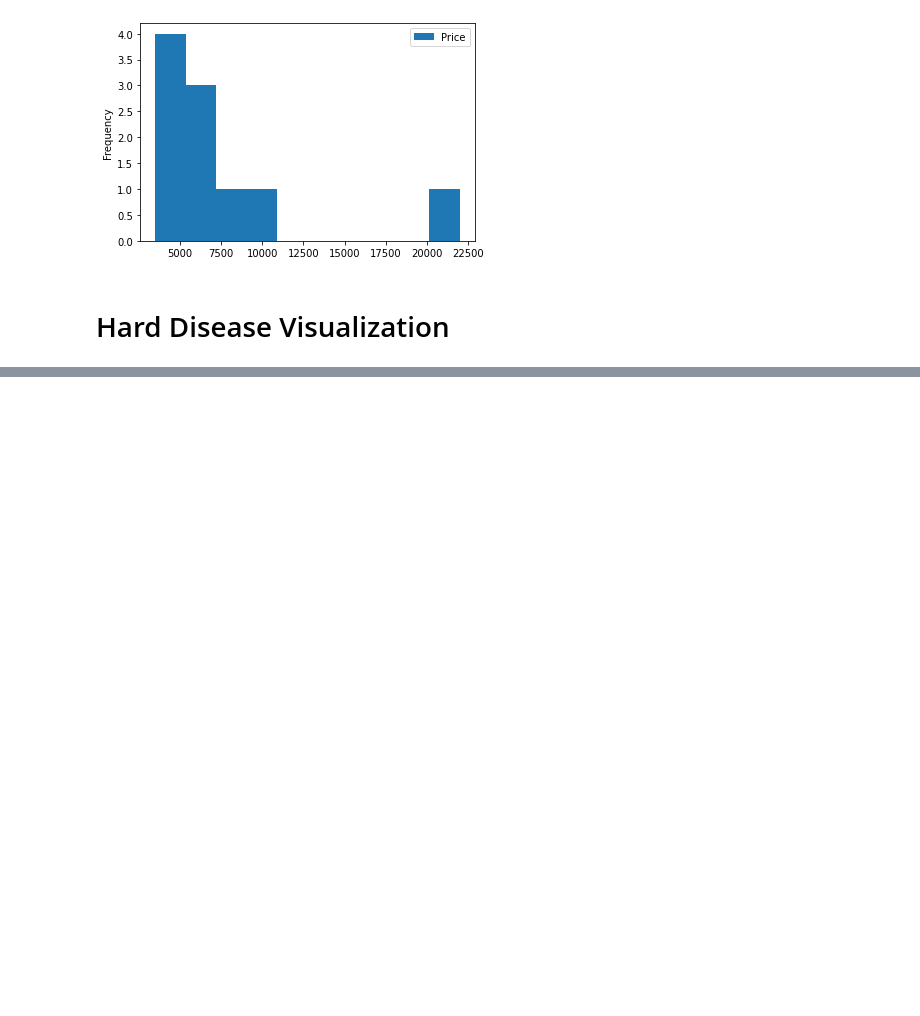
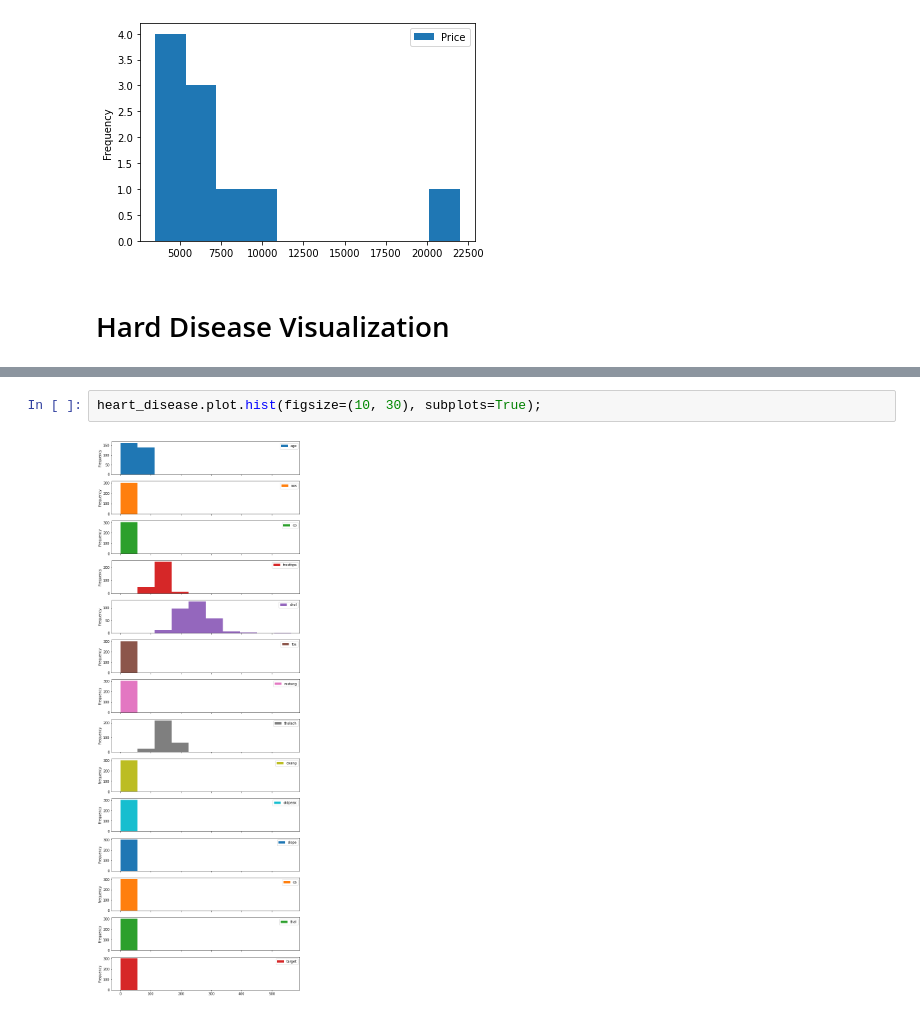
Before and after one commit to Ammar-Raneez/ML_Learning_ZTM, a Jupyter notebook: matplotlib-analysis.ipynb, the cells around one changed output, grey strips where cells are left out. Cells and saved outputs as stored; diff of their text form; blank space fills up the shorter version.

```diff
--- a/matplotlib-analysis.ipynb
+++ b/matplotlib-analysis.ipynb
@@ -245,0 +273,4 @@ car_sales.plot(x = 'Odometer (KM)', y = 'Price', kind = 'hist');
+# %%
+heart_disease.plot.hist(figsize=(10, 30), subplots=True);
+# %% [output]
+[figure, added]
```
Also changed, not shown: parts of 10 cells of this notebook.
